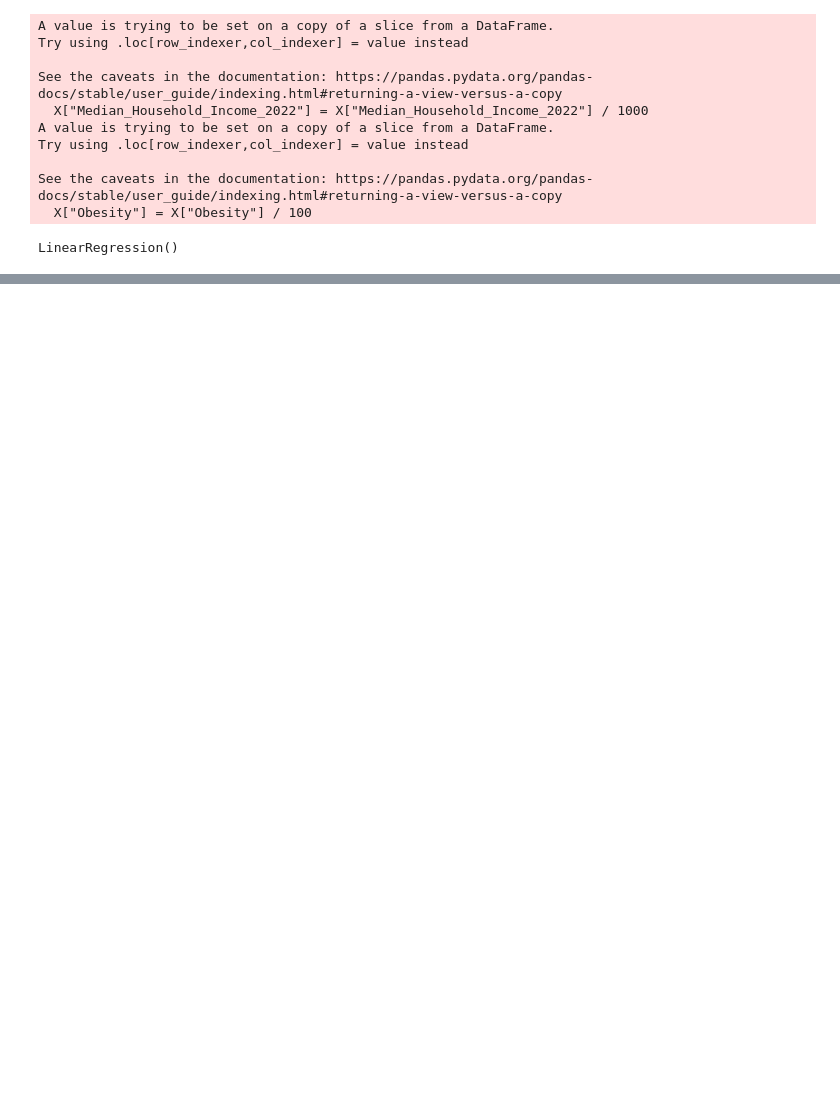
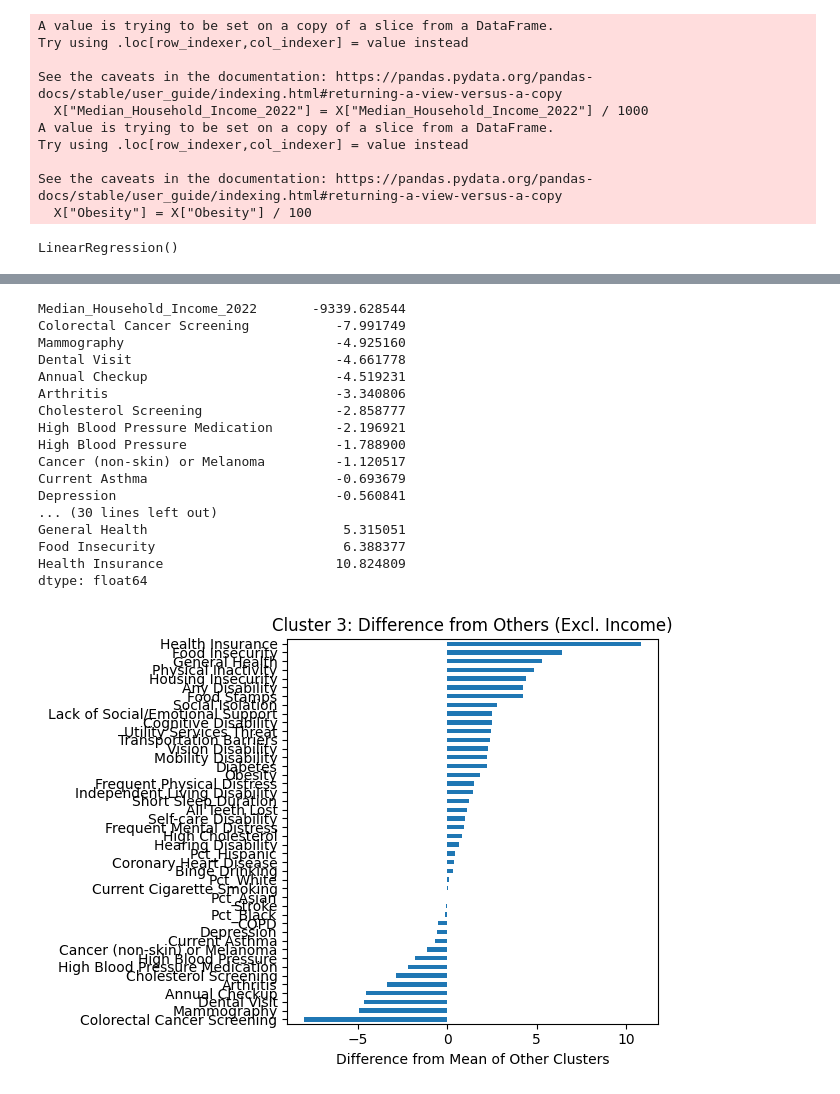
Before and after one commit to festiveelephantseal/UH-CEA-Summer-Research, a Jupyter notebook: Research.ipynb, the cells around one changed output, grey strips where cells are left out. Drawn from its saved outputs; the diff is of its cells as text; code cells hidden in the pictures; blank space fills up the shorter version.

```diff
--- a/Research.ipynb
+++ b/Research.ipynb
@@ -197,0 +212,11 @@ np.float64(75.64929572492674)
+# %%
+from sklearn.cluster import KMeans
+kmeans = KMeans(n_clusters=4, random_state=0)
+df = df.drop(columns=["index", "level_0"], errors="ignore")
+df['Cluster'] = kmeans.fit_predict(X_scaled)
+
+df.groupby('Cluster')['Pct_Asian'].mean()
+
+cluster_means = df.groupby("Cluster").mean(numeric_only=True)
+
+cluster_means.T
@@ -197,0 +241,31 @@ np.float64(75.64929572492674)
+# %%
+others_mean = cluster_means.drop(3).mean()
+diff = cluster_means.loc[3] - others_mean
+
+print(diff.sort_values())
+
+diff_wo_income = diff.drop("Median_Household_Income_2022")
+
+diff_wo_income.sort_values().plot(kind="barh", title="Cluster 3: Difference from Others (Excl. Income)")
+plt.xlabel("Difference from Mean of Other Clusters")
+plt.tight_layout()
+plt.show()
+# %% [output]
+Median_Household_Income_2022       -9339.628544
+Colorectal Cancer Screening           -7.991749
+Mammography                           -4.925160
+Dental Visit                          -4.661778
+Annual Checkup                        -4.519231
+Arthritis                             -3.340806
+Cholesterol Screening                 -2.858777
+High Blood Pressure Medication        -2.196921
+High Blood Pressure                   -1.788900
+Cancer (non-skin) or Melanoma         -1.120517
+Current Asthma                        -0.693679
+Depression                            -0.560841
+... (30 lines left out)
+General Health                         5.315051
+Food Insecurity                        6.388377
+Health Insurance                      10.824809
+dtype: float64
+[figure, added]
```
Also changed, not shown: parts of 16 cells of this notebook, 8 other files.
